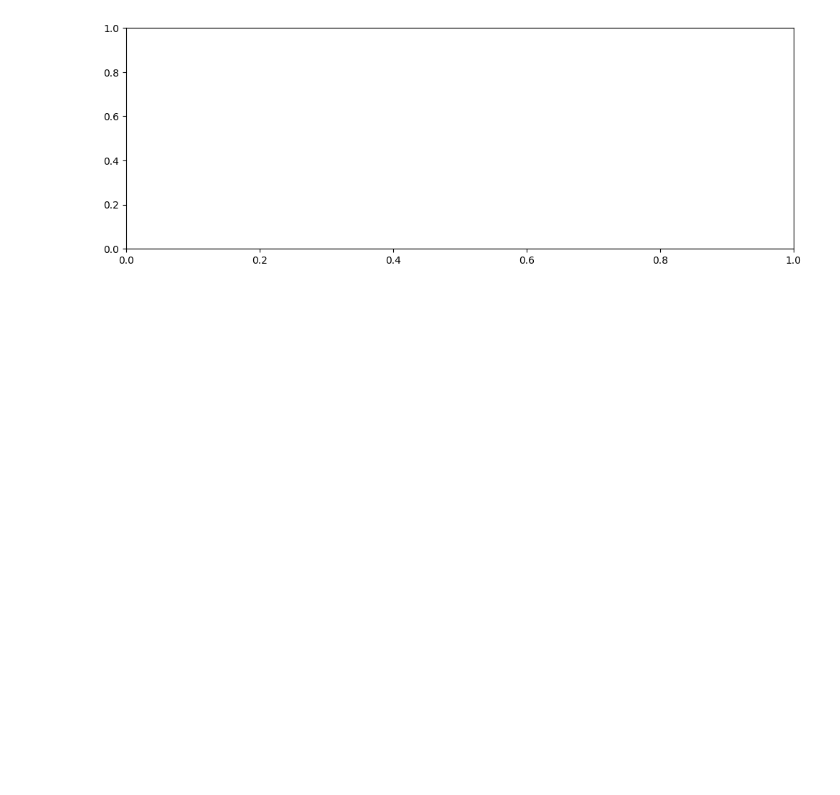
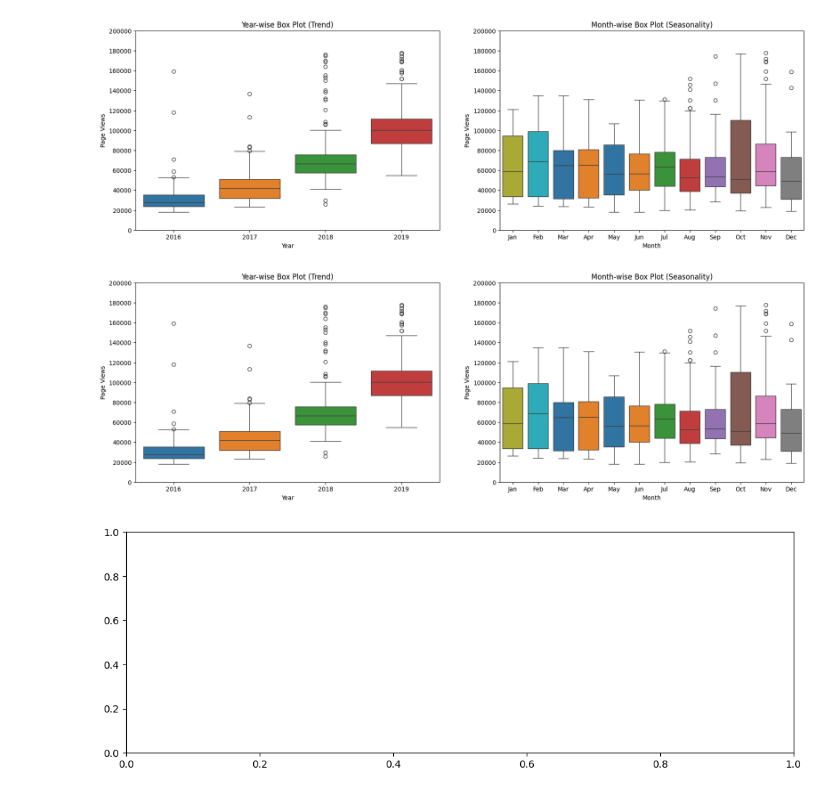
Before and after one commit to roldugina/freecodecamp_data_analysis_projects, a Jupyter notebook: page_view_time_series_visualizer/time_series.ipynb, the cells around one changed output. Saved outputs shown, nothing was run; the diff lists cells and outputs as text; code cells hidden in the pictures; blank space fills up the shorter version.

```diff
--- a/page_view_time_series_visualizer/time_series.ipynb
+++ b/page_view_time_series_visualizer/time_series.ipynb
@@ -1,6 +1,7 @@
 # %% [markdown]
 <a href="https://colab.research.google.com/github/roldugina/freecodecamp_data_analysis_projects/blob/main/page_view_time_series_visualizer/time_series.ipynb" target="_parent"><img src="https://colab.research.google.com/assets/colab-badge.svg" alt="Open In Colab"/></a>
 # %%
+# @title Default title text
 import matplotlib.pyplot as plt
 import pandas as pd
 import seaborn as sns
@@ -8,6 +9,7 @@ import numpy as np
 from calendar import month_name
 from pandas.plotting import register_matplotlib_converters
 register_matplotlib_converters()
+
 
 # Import data (Make sure to parse dates. Consider setting index column to 'date'.)
 df=pd.read_csv('https://raw.githubusercontent.com/roldugina/freecodecamp_data_analysis_projects/main/page_view_time_series_visualizer/fcc-forum-pageviews.csv',parse_dates=True,index_col='date')
@@ -59,14 +61,27 @@ def draw_box_plot():
     df_box['month'] = [d.strftime('%b') for d in df_box.date]
 
     # Draw box plots (using Seaborn)
+    order=[s[:3] for s in list(month_name)[1:]]
+    fig,ax=plt.subplots(nrows=1,ncols=2,figsize=(20,6))
+    sns.boxplot(data=df_box, x='year',hue='year',y='value', ax=ax[0],palette='tab10',legend=False)
+    ax[0].set(xlabel='Year', ylabel='Page Views',title='Year-wise Box Plot (Trend)')
+    ax[0].yaxis.set_major_locator(MultipleLocator(20000))
+    ax[0].set_ylim(0,200000)
 
-
-
-
+    sns.boxplot(data=df_box, x='month', hue='month', y='value', ax=ax[1],palette='tab10',legend=False,order=order)
+    ax[1].set(xlabel='Month', ylabel='Page Views',title='Month-wise Box Plot (Seasonality)')
+    ax[1].yaxis.set_major_locator(MultipleLocator(20000))
+    ax[1].set_ylim(0,200000)
+    fig
 
     # Save image and return fig (don't change this part)
     fig.savefig('box_plot.png')
     return fig
+# %%
+draw_box_plot()
+# %% [output]
+[figure, added]
+[figure, added]
 # %%
 import matplotlib.pyplot as plt
 import pandas as pd
```
Also changed, not shown: parts of 3 cells of this notebook.
